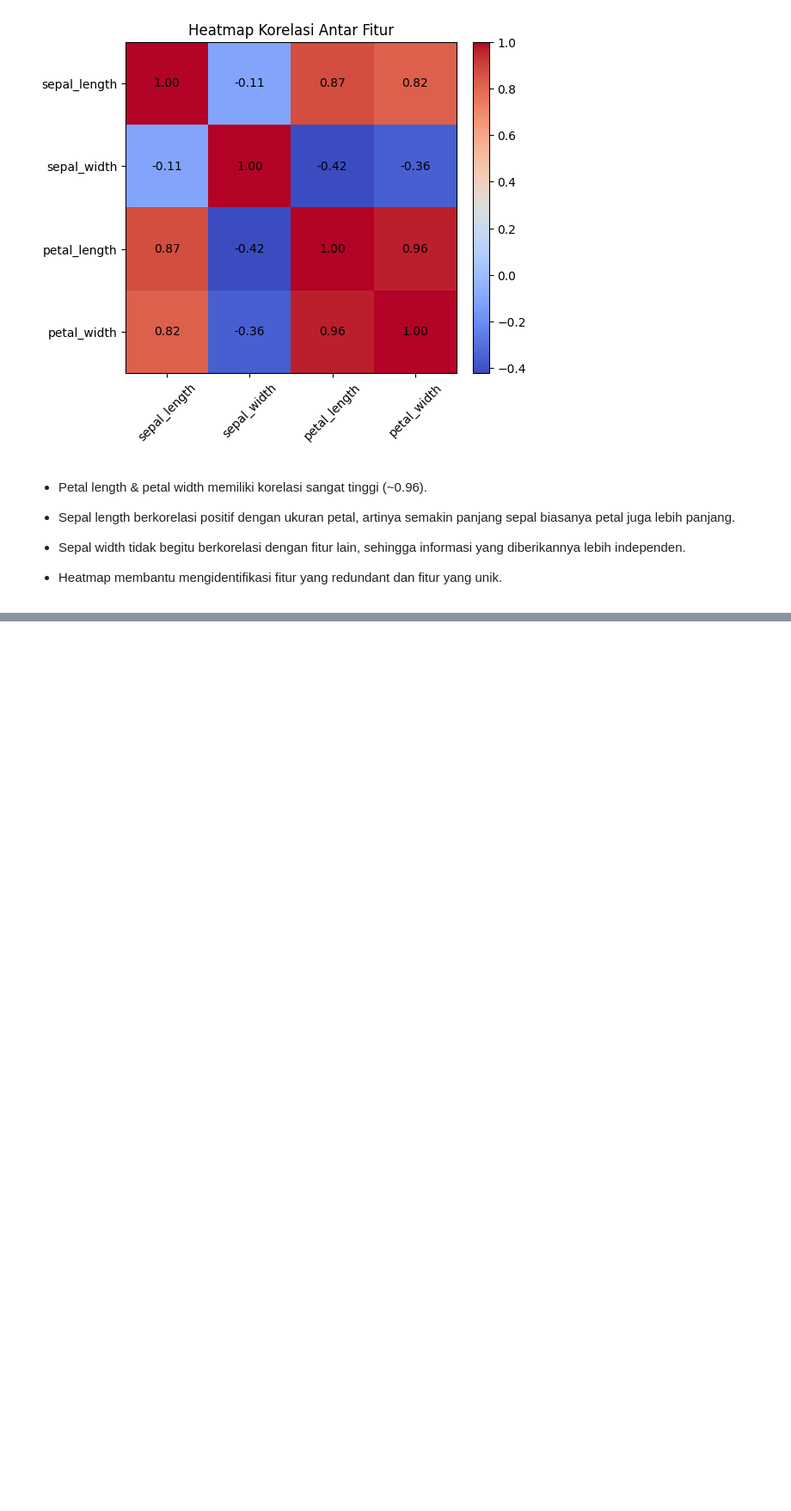
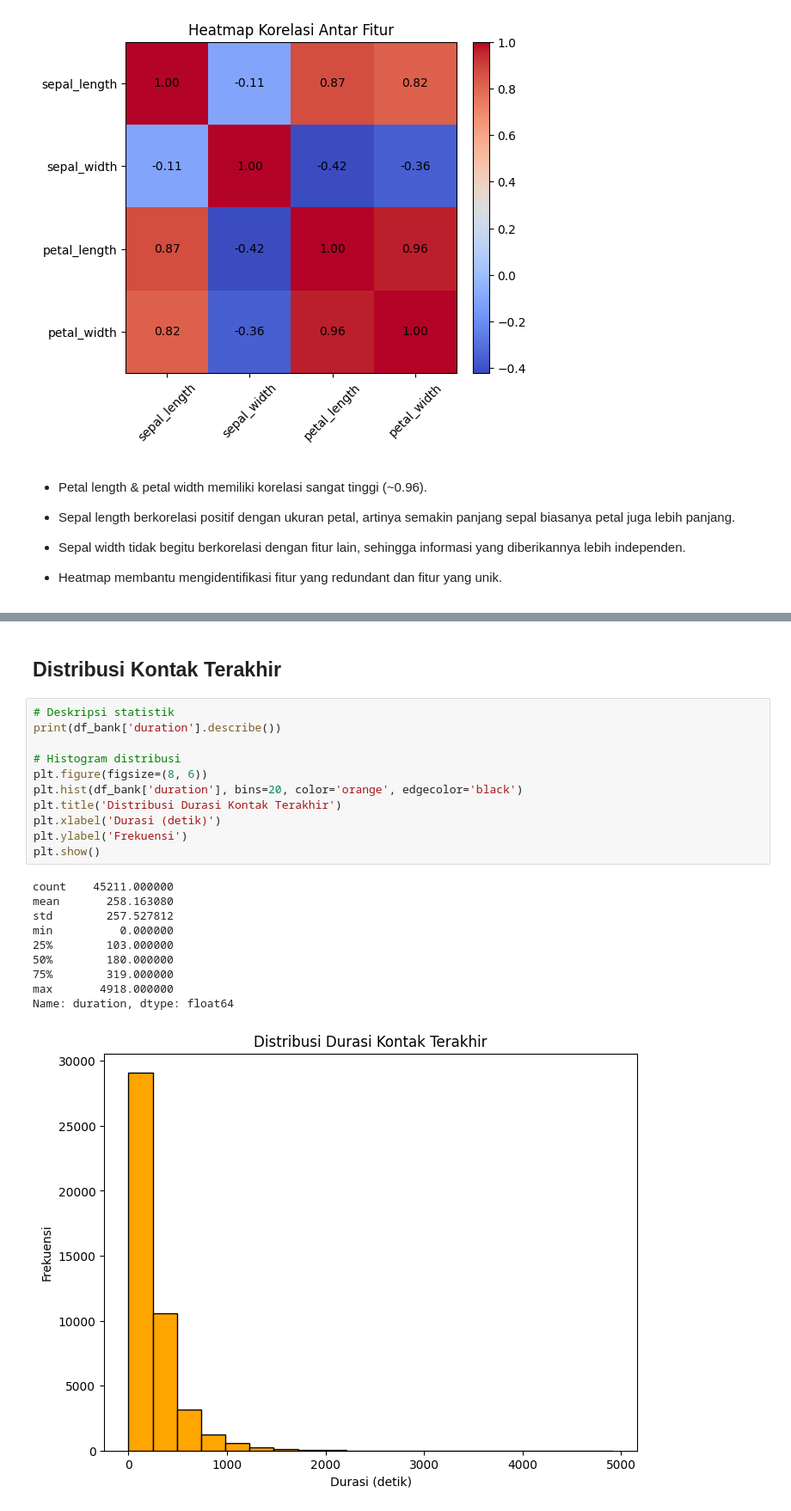
Before and after one commit to Ryzalll/PSD, a Jupyter notebook: _build/jupyter_execute/explorasi-data.ipynb, the cells around one changed output, grey strips where cells are left out. Shown at 86% size. Saved outputs shown, nothing was run; the diff lists cells and outputs as text; blank space fills up the shorter version.

```diff
--- a/_build/jupyter_execute/explorasi-data.ipynb
+++ b/_build/jupyter_execute/explorasi-data.ipynb
@@ -138,0 +224,24 @@ plt.show()
+# %% [markdown]
+## Distribusi Kontak Terakhir
+# %%
+# Deskripsi statistik
+print(df_bank['duration'].describe())
+
+# Histogram distribusi
+plt.figure(figsize=(8, 6))
+plt.hist(df_bank['duration'], bins=20, color='orange', edgecolor='black')
+plt.title('Distribusi Durasi Kontak Terakhir')
+plt.xlabel('Durasi (detik)')
+plt.ylabel('Frekuensi')
+plt.show()
+# %% [output]
+count    45211.000000
+mean       258.163080
+std        257.527812
+min          0.000000
+25%        103.000000
+50%        180.000000
+75%        319.000000
+max       4918.000000
+Name: duration, dtype: float64
+[figure, added]
```
Also changed, not shown: parts of 18 cells of this notebook, 32 other files.
